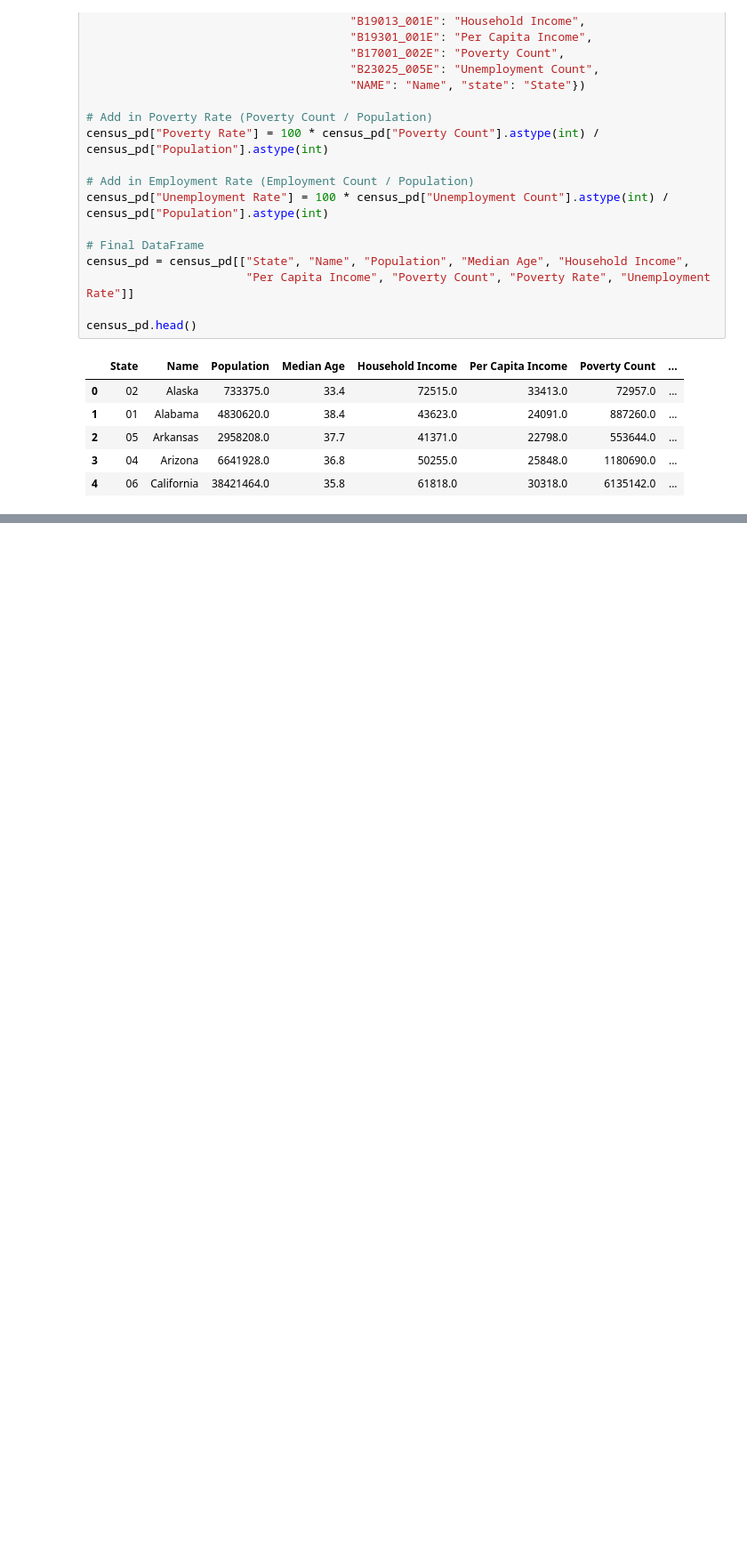
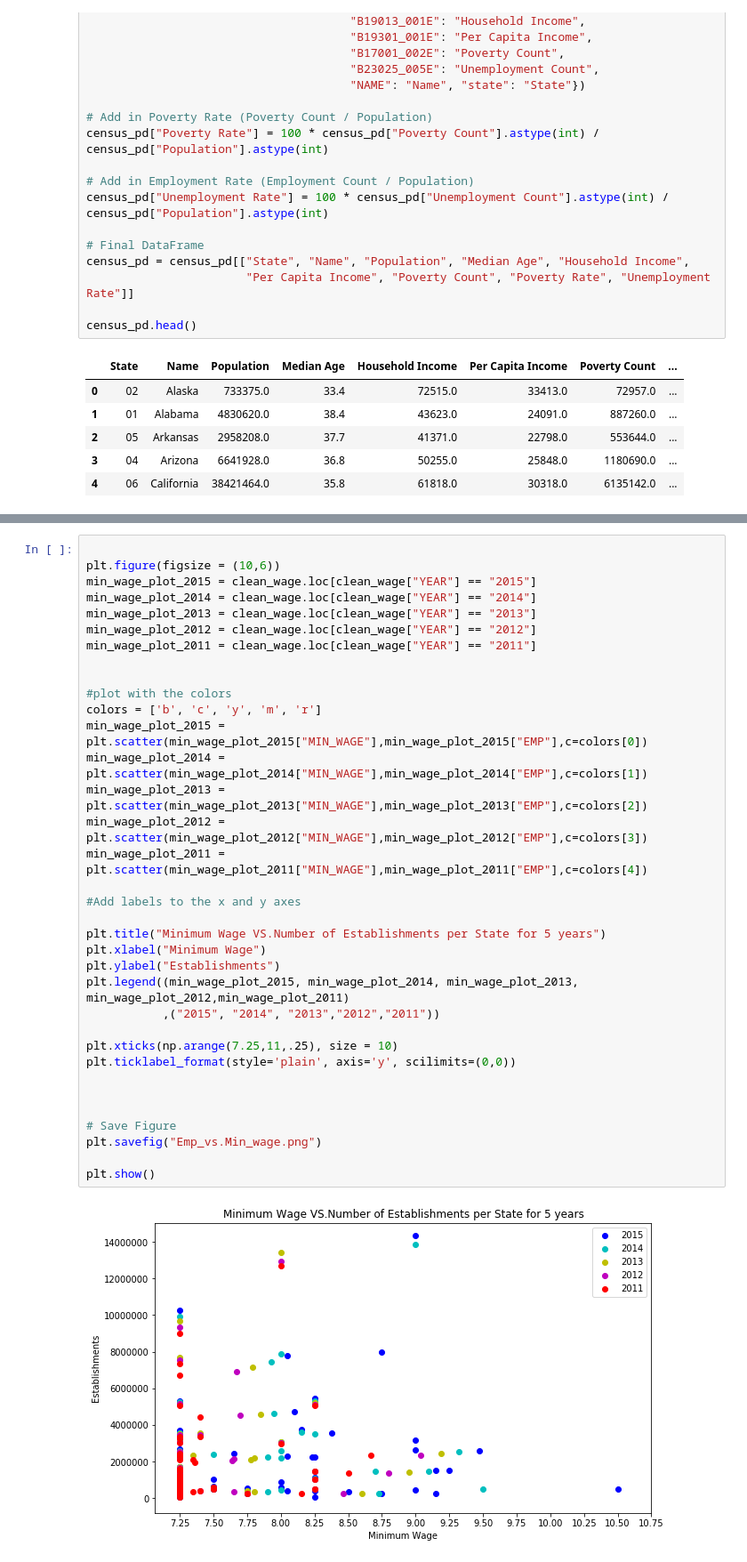
Before and after one commit to Airedyver/Census_Business_Vizualization, a Jupyter notebook: CBP API access .ipynb, the cells around one changed output, grey strips where cells are left out. Shown: that part at 89% size. Drawn from its saved outputs; the diff is of its cells as text; blank space fills up the shorter version.

```diff
--- a/CBP API access .ipynb
+++ b/CBP API access .ipynb
@@ -139,0 +193,37 @@ census_pd.head()
+# %%
+
+plt.figure(figsize = (10,6))
+min_wage_plot_2015 = clean_wage.loc[clean_wage["YEAR"] == "2015"]
+min_wage_plot_2014 = clean_wage.loc[clean_wage["YEAR"] == "2014"]
+min_wage_plot_2013 = clean_wage.loc[clean_wage["YEAR"] == "2013"]
+min_wage_plot_2012 = clean_wage.loc[clean_wage["YEAR"] == "2012"]
+min_wage_plot_2011 = clean_wage.loc[clean_wage["YEAR"] == "2011"]
+
+
+#plot with the colors
+colors = ['b', 'c', 'y', 'm', 'r']
+min_wage_plot_2015 = plt.scatter(min_wage_plot_2015["MIN_WAGE"],min_wage_plot_2015["EMP"],c=colors[0])
+min_wage_plot_2014 = plt.scatter(min_wage_plot_2014["MIN_WAGE"],min_wage_plot_2014["EMP"],c=colors[1])
+min_wage_plot_2013 = plt.scatter(min_wage_plot_2013["MIN_WAGE"],min_wage_plot_2013["EMP"],c=colors[2])
+min_wage_plot_2012 = plt.scatter(min_wage_plot_2012["MIN_WAGE"],min_wage_plot_2012["EMP"],c=colors[3])
+min_wage_plot_2011 = plt.scatter(min_wage_plot_2011["MIN_WAGE"],min_wage_plot_2011["EMP"],c=colors[4])
+
+#Add labels to the x and y axes
+
+plt.title("Minimum Wage VS.Number of Establishments per State for 5 years")
+plt.xlabel("Minimum Wage")
+plt.ylabel("Establishments")
+plt.legend((min_wage_plot_2015, min_wage_plot_2014, min_wage_plot_2013, min_wage_plot_2012,min_wage_plot_2011)
+           ,("2015", "2014", "2013","2012","2011"))
+
+plt.xticks(np.arange(7.25,11,.25), size = 10)
+plt.ticklabel_format(style='plain', axis='y', scilimits=(0,0))
+
+
+
+# Save Figure
+plt.savefig("Emp_vs.Min_wage.png")
+
+plt.show()
+# %% [output]
+[figure, added]
```
Also changed, not shown: parts of 8 cells of this notebook.
